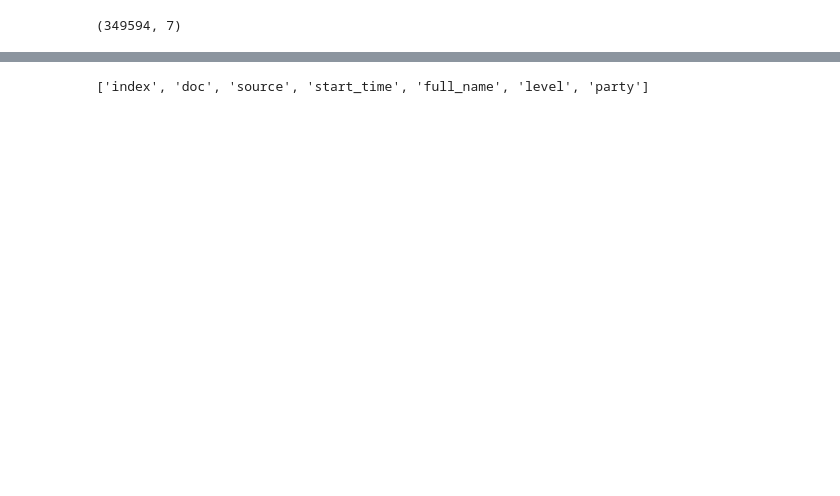
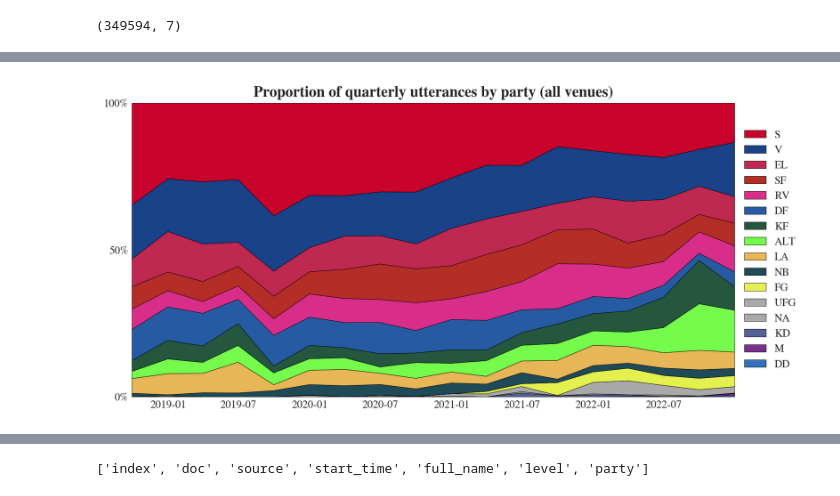
Before and after one commit to mathiasbruun/DCPA, a Jupyter notebook: descriptive_statistics.ipynb, the cells around one changed output, grey strips where cells are left out. Saved outputs shown, nothing was run; the diff lists cells and outputs as text; code cells hidden in the pictures; blank space fills up the shorter version.

```diff
--- a/descriptive_statistics.ipynb
+++ b/descriptive_statistics.ipynb
@@ -94,0 +162,4 @@ plt.show()
+# %%
+plot_timeseries_volume(df, interval = 'Q', constrain_source = False)
+# %% [output]
+[figure, added]
```
Also changed, not shown: parts of 19 cells of this notebook, 1 other file.
